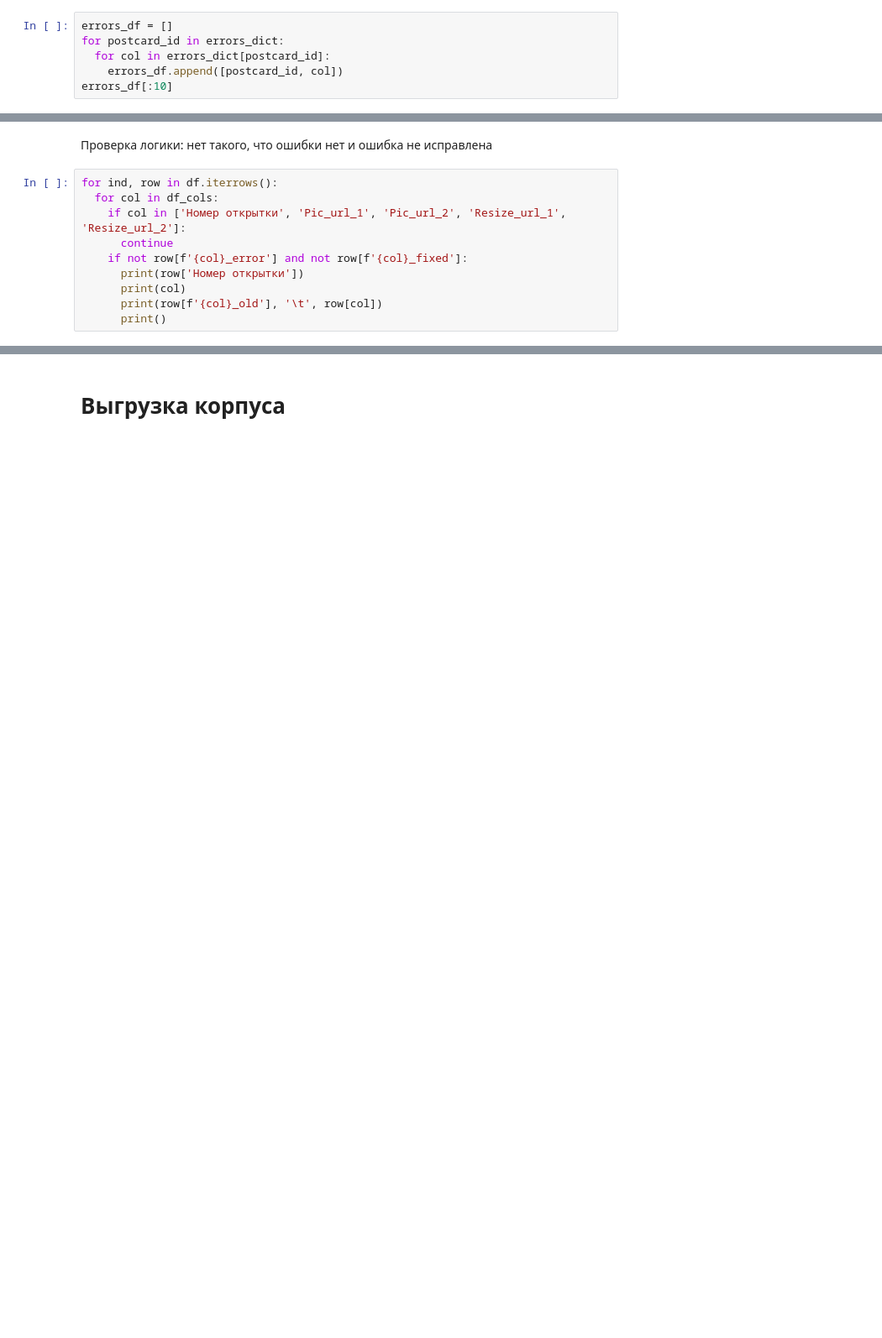
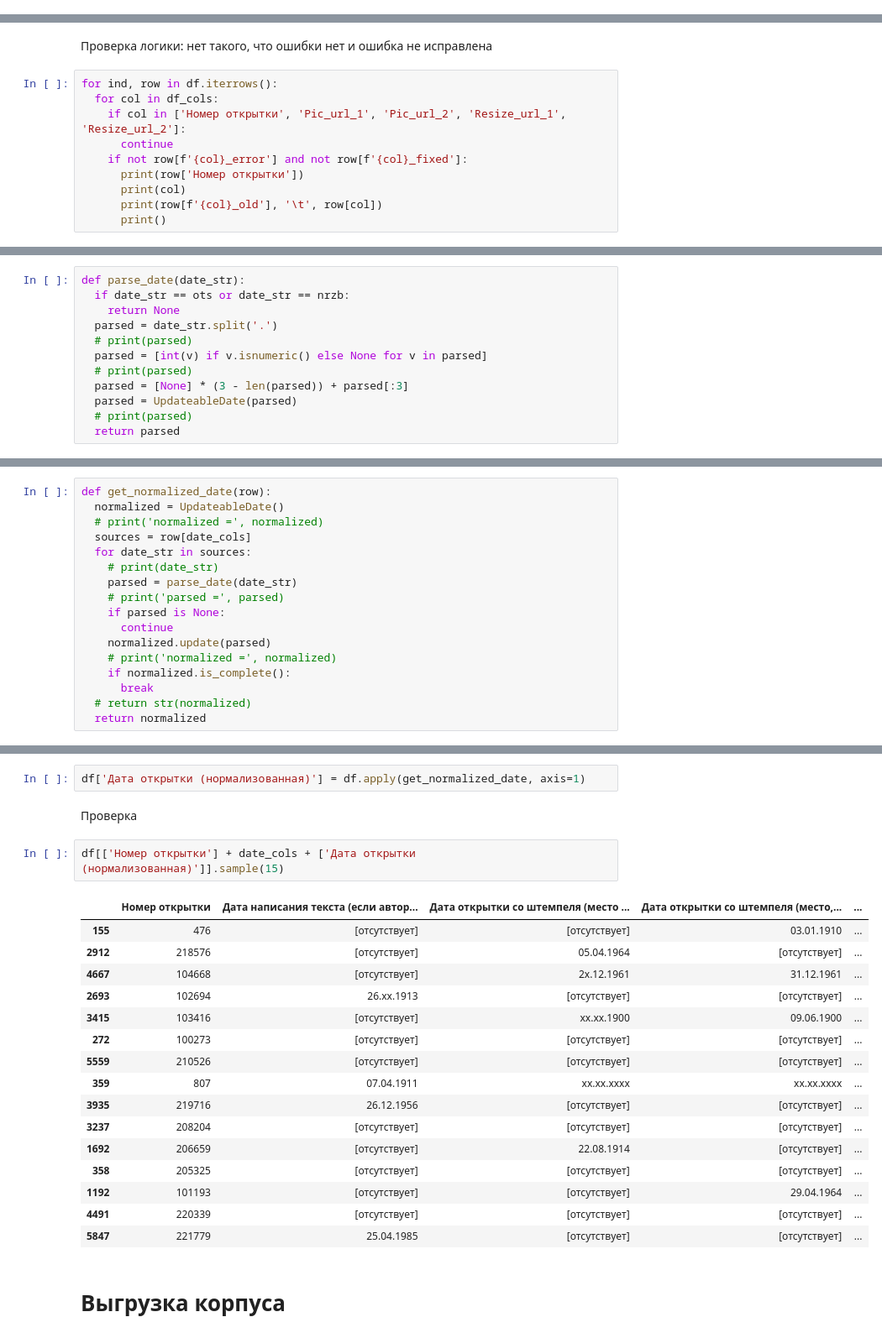
Before and after one commit to anna-golub/postcards_bachelor_thesis, a Jupyter notebook: corpus_for_researchers/corpus_generation.ipynb, the cells around one changed output, grey strips where cells are left out. Shown at 84% size. Cells and saved outputs as stored; diff of their text form; blank space fills up the shorter version.

```diff
--- a/corpus_for_researchers/corpus_generation.ipynb
+++ b/corpus_for_researchers/corpus_generation.ipynb
@@ -1155,6 +1410,0 @@ errors_dict
-# %%
-errors_df = []
-for postcard_id in errors_dict:
-  for col in errors_dict[postcard_id]:
-    errors_df.append([postcard_id, col])
-errors_df[:10]
@@ -1214,0 +1503,12 @@ for ind, row in df.iterrows():
+# %%
+def parse_date(date_str):
+  if date_str == ots or date_str == nrzb:
+    return None
+  parsed = date_str.split('.')
+  # print(parsed)
+  parsed = [int(v) if v.isnumeric() else None for v in parsed]
+  # print(parsed)
+  parsed = [None] * (3 - len(parsed)) + parsed[:3]
+  parsed = UpdateableDate(parsed)
+  # print(parsed)
+  return parsed
@@ -1214,0 +1520,17 @@ for ind, row in df.iterrows():
+# %%
+def get_normalized_date(row):
+  normalized = UpdateableDate()
+  # print('normalized =', normalized)
+  sources = row[date_cols]
+  for date_str in sources:
+    # print(date_str)
+    parsed = parse_date(date_str)
+    # print('parsed =', parsed)
+    if parsed is None:
+      continue
+    normalized.update(parsed)
+    # print('normalized =', normalized)
+    if normalized.is_complete():
+      break
+  # return str(normalized)
+  return normalized
@@ -1215,2 +1547,25 @@ for ind, row in df.iterrows():
+# %%
+df['Дата открытки (нормализованная)'] = df.apply(get_normalized_date, axis=1)
+# %% [markdown]
+Проверка
+# %%
+df[['Номер открытки'] + date_cols + ['Дата открытки (нормализованная)']].sample(15)
+# %% [output]
+|  | Номер открытки | Дата написания текста (если автор... | Дата открытки со штемпеля (место ... | Дата открытки со штемпеля (место,... | ... |
+| 155 | 476 | [отсутствует] | [отсутствует] | 03.01.1910 | ... |
+| 2912 | 218576 | [отсутствует] | 05.04.1964 | [отсутствует] | ... |
+| 4667 | 104668 | [отсутствует] | 2x.12.1961 | 31.12.1961 | ... |
+| 2693 | 102694 | 26.xx.1913 | [отсутствует] | [отсутствует] | ... |
+| 3415 | 103416 | [отсутствует] | xx.xx.1900 | 09.06.1900 | ... |
+| 272 | 100273 | [отсутствует] | [отсутствует] | [отсутствует] | ... |
+| 5559 | 210526 | [отсутствует] | [отсутствует] | [отсутствует] | ... |
+| 359 | 807 | 07.04.1911 | xx.xx.xxxx | xx.xx.xxxx | ... |
+| 3935 | 219716 | 26.12.1956 | [отсутствует] | [отсутствует] | ... |
+| 3237 | 208204 | [отсутствует] | [отсутствует] | [отсутствует] | ... |
+| 1692 | 206659 | [отсутствует] | 22.08.1914 | [отсутствует] | ... |
+| 358 | 205325 | [отсутствует] | [отсутствует] | [отсутствует] | ... |
+| 1192 | 101193 | [отсутствует] | [отсутствует] | 29.04.1964 | ... |
+| 4491 | 220339 | [отсутствует] | [отсутствует] | [отсутствует] | ... |
+| 5847 | 221779 | 25.04.1985 | [отсутствует] | [отсутствует] | ... |
 # %% [markdown]
 # Выгрузка корпуса
```
Also changed, not shown: parts of 92 cells of this notebook, 3 other files.
